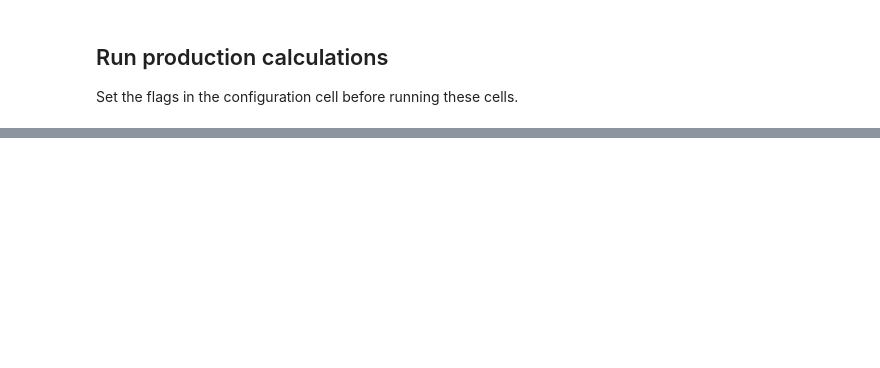
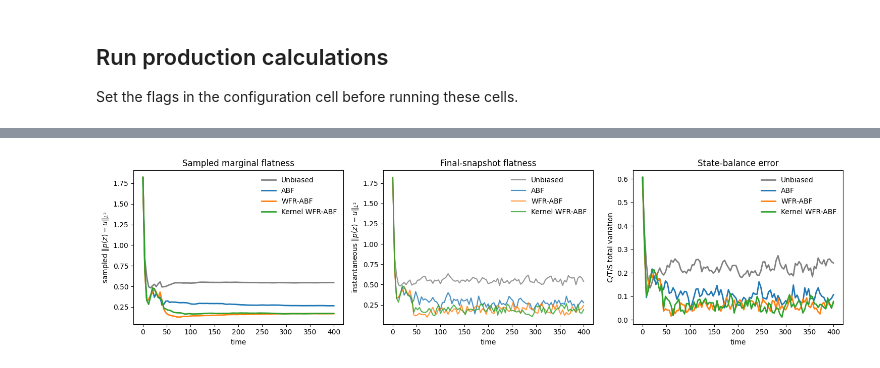
Before and after one commit to zheyuanlai/WFR-ABF, a Jupyter notebook: WCA_dimer_CUDA.ipynb, the cells around one changed output, grey strips where cells are left out. Drawn from its saved outputs; the diff is of its cells as text; code cells hidden in the pictures; blank space fills up the shorter version.

```diff
--- a/WCA_dimer_CUDA.ipynb
+++ b/WCA_dimer_CUDA.ipynb
@@ -154,10 +159,9 @@ ti = TIConfig(z_min=sim.z_min, z_max=sim.z_max, dt=sim.dt)
 
 # Production defaults favor flatter sampling: sharper ABF, edge extrapolation, and a soft z-window wall.
 RUN_MAIN_SIMULATION = True
-RUN_TI_REFERENCE = False
-RUN_BENCHMARK = False
-RUN_TUNING_SWEEP = False
-METHODS_TO_RUN = ("abf", "wfr_abf", "kwfr_abf")
+RUN_TI_REFERENCE = True
+RUN_BENCHMARK = True
+METHODS_TO_RUN = ("unbiased", "abf", "wfr_abf", "kwfr_abf")
 
 print(params)
 print(sim)
@@ -1052,6 +984,93 @@ def plot_l2_errors(results):
     plt.show()
 
 
+def uniform_state_fractions_np(sim):
+    low, high = transition_thresholds(sim)
+    width = sim.z_max - sim.z_min
+    return np.array([
+        (low - sim.z_min) / width,
+        (high - low) / width,
+        (sim.z_max - high) / width,
+    ])
+
+
+def state_fraction_tv_error_np(fractions, sim):
+    target = uniform_state_fractions_np(sim)
+    return 0.5 * np.sum(np.abs(np.asarray(fractions) - target), axis=-1)
+
+
+def relative_reduction_percent(baseline_value, value):
+    if not np.isfinite(baseline_value) or abs(baseline_value) <= 1.0e-12:
+        return np.nan
+    return 100.0 * (baseline_value - value) / baseline_value
+
+
+def summarize_fisher_rao_benefit(results, sim, baseline="abf"):
+    if baseline not in results:
+        print(f"Cannot summarize Fisher-Rao benefit: missing baseline {baseline!r}.")
+        return
+
+    target = uniform_state_fractions_np(sim)
+    base = results[baseline]
+    base_sampled = float(base["sampled_l2_marginal"][-1])
+    base_final = float(base["l2_marginal"][-1])
+    base_state_tv = float(state_fraction_tv_error_np(base["state_fractions"][-1], sim))
+
+    print("\nSampling objective: Fisher-Rao vs ABF")
+    print(f"uniform C/T/S target: {target[0]:.2f}/{target[1]:.2f}/{target[2]:.2f}")
+    print(f"ABF baseline: final L2={base_final:.4f}, sampled L2={base_sampled:.4f}, state TV={base_state_tv:.4f}")
+
+    header = "method     sampled L2   gain vs ABF   final L2   state TV   state gain   replacements"
+    print(header)
+    print("-" * len(header))
+    for method in METHOD_ORDER:
+        if method == baseline or method not in {"wfr_abf", "kwfr_abf"} or method not in results:
+            continue
+        res = results[method]
+        sampled = float(res["sampled_l2_marginal"][-1])
+        final = float(res["l2_marginal"][-1])
+        state_tv = float(state_fraction_tv_error_np(res["state_fractions"][-1], sim))
+        sampled_gain = relative_reduction_percent(base_sampled, sampled)
+        state_gain = relative_reduction_percent(base_state_tv, state_tv)
+        replacements = int(res.get("total_replacement_events", 0))
+        print(
+            f"{method:9s} {sampled:10.4f} {sampled_gain:11.1f}% "
+            f"{final:10.4f} {state_tv:10.4f} {state_gain:10.1f}% {replacements:12d}"
+        )
+
+
+def plot_sampling_flatness(results, sim):
+    fig, axes = plt.subplots(1, 3, figsize=(15, 4))
+
+    for key in METHOD_ORDER:
+        if key not in results:
+            continue
+        res = results[key]
+        color = METHOD_COLORS[key]
+        label = METHOD_LABELS[key]
+        axes[0].plot(res["times"], res["sampled_l2_marginal"], color=color, lw=2, label=label)
+        axes[1].plot(res["times"], res["l2_marginal"], color=color, lw=1.6, alpha=0.8, label=label)
+        axes[2].plot(res["times"], state_fraction_tv_error_np(res["state_fractions"], sim), color=color, lw=2, label=label)
+
+    axes[0].set_title("Sampled marginal flatness")
+    axes[0].set_xlabel("time")
+    axes[0].set_ylabel(r"sampled $\|p(z)-u\|_{L^2}$")
+    axes[0].legend(frameon=False)
+
+    axes[1].set_title("Final-snapshot flatness")
+    axes[1].set_xlabel("time")
+    axes[1].set_ylabel(r"instantaneous $\|p(z)-u\|_{L^2}$")
+    axes[1].legend(frameon=False)
+
+    axes[2].set_title("State-balance error")
+    axes[2].set_xlabel("time")
+    axes[2].set_ylabel("C/T/S total variation")
+    axes[2].legend(frameon=False)
+
+    plt.tight_layout()
+    plt.show()
+
+
 if results is not None and ti_reference is not None:
     attach_reference_errors(results, ti_reference)
     for method in METHOD_ORDER:
@@ -1060,8 +1079,11 @@ if results is not None and ti_reference is not None:
         if method in {"wfr_abf", "kwfr_abf"}:
             extra = f", replacements={results[method]['total_replacement_events']}"
         print(f"{method:9s}: final marginal L2={results[method]['l2_marginal'][-1]:.4f}, sampled L2={results[method]['sampled_l2_marginal'][-1]:.4f}, C/T/S={c:.2f}/{tr:.2f}/{s:.2f}, L2 F'={results[method]['l2_mean_force_ref'][-1]:.3f}, L2 F={results[method]['l2_free_energy_ref'][-1]:.3f}{extra}")
+    summarize_fisher_rao_benefit(results, sim)
+    plot_sampling_flatness(results, sim)
     for method in METHOD_ORDER:
         plot_method_diagnostics(results, method, ti_reference, sim)
     plot_l2_errors(results)
 else:
     print("Run both main simulation and TI reference before plotting diagnostics.")
+# %% [output]
@@ -1067,0 +1102 @@ else:
+[figure, added]
```
Also changed, not shown: parts of 10 cells of this notebook.
